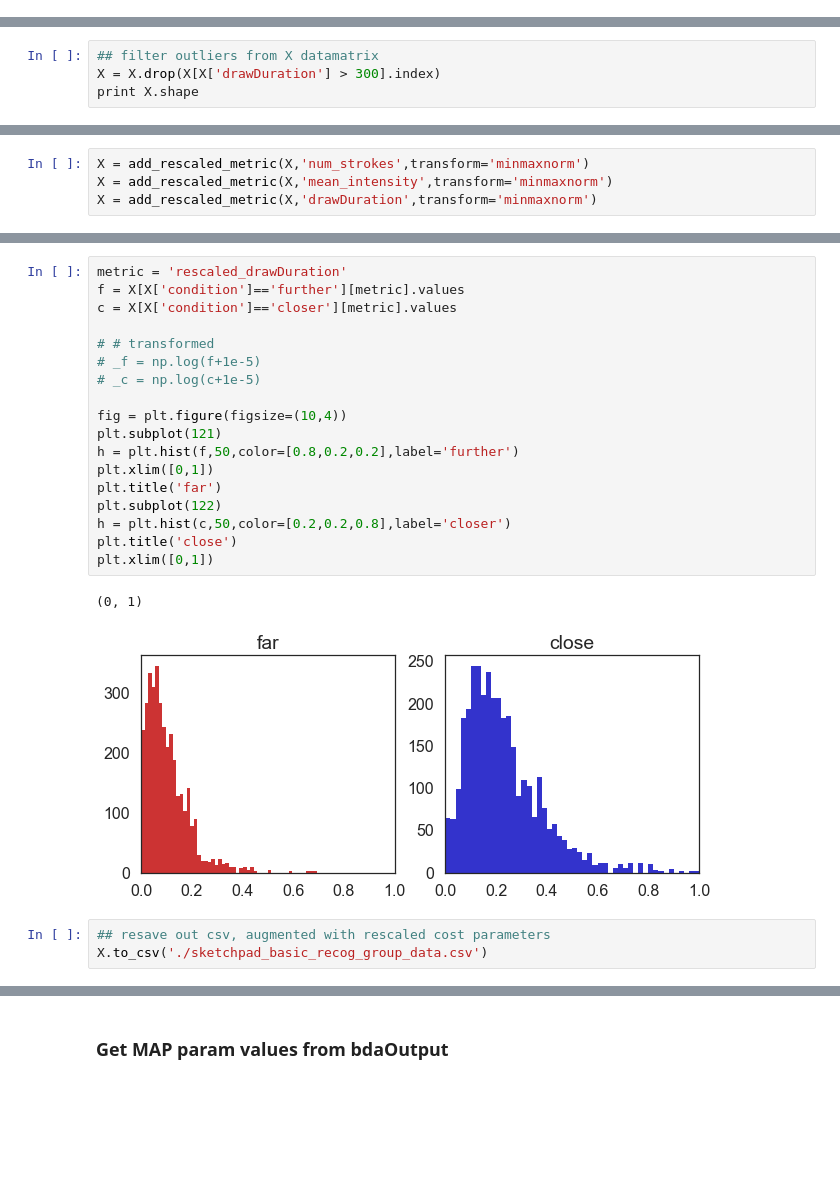
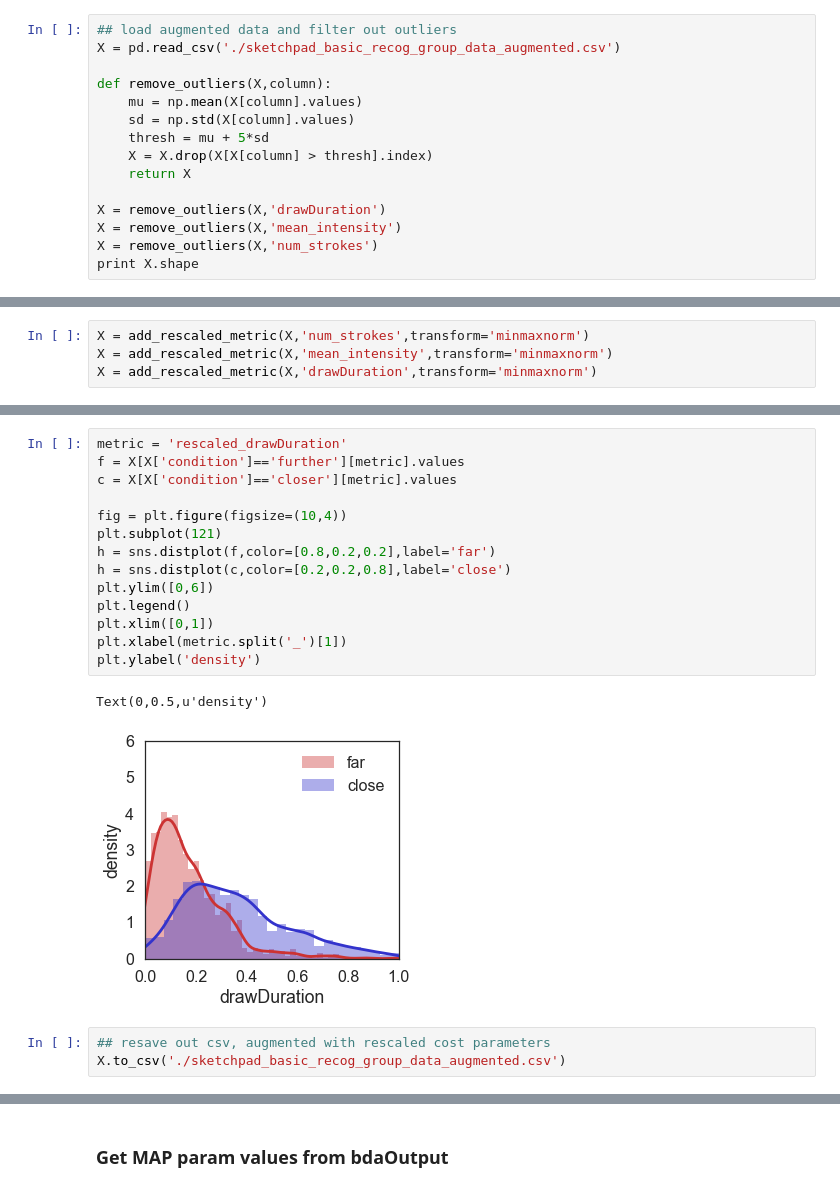
Before and after one commit to judithfan/visual_communication_in_context, a Jupyter notebook: analysis/pilot2_analysis_sketchpad_basic_recog.ipynb, the cells around one changed output, grey strips where cells are left out. Cells and saved outputs as stored; diff of their text form; blank space fills up the shorter version.

```diff
--- a/analysis/pilot2_analysis_sketchpad_basic_recog.ipynb
+++ b/analysis/pilot2_analysis_sketchpad_basic_recog.ipynb
@@ -535,0 +535,15 @@ X = pd.read_csv('./sketchpad_basic_recog_group_data.csv')
+# %%
+## load augmented data and filter out outliers
+X = pd.read_csv('./sketchpad_basic_recog_group_data_augmented.csv')
+
+def remove_outliers(X,column):
+    mu = np.mean(X[column].values)
+    sd = np.std(X[column].values)
+    thresh = mu + 5*sd
+    X = X.drop(X[X[column] > thresh].index)
+    return X
+
+X = remove_outliers(X,'drawDuration')
+X = remove_outliers(X,'mean_intensity')
+X = remove_outliers(X,'num_strokes')
+print X.shape
@@ -570,7 +586,3 @@ def add_rescaled_metric(X,metric,transform='maxnorm',k=5):
             rescaled_val.append(sigmoid(d['vals'],k=k,x0=median_val))
     X['rescaled_{}'.format(metric)] = rescaled_val
     return X
-# %%
-## filter outliers from X datamatrix
-X = X.drop(X[X['drawDuration'] > 300].index)
-print X.shape
@@ -595,24 +605,20 @@ sns.regplot(data=X,
 # %%
 metric = 'rescaled_drawDuration'
 f = X[X['condition']=='further'][metric].values
 c = X[X['condition']=='closer'][metric].values
 
-# # transformed
-# _f = np.log(f+1e-5)
-# _c = np.log(c+1e-5)
-
 fig = plt.figure(figsize=(10,4))
 plt.subplot(121)
-h = plt.hist(f,50,color=[0.8,0.2,0.2],label='further')
+h = sns.distplot(f,color=[0.8,0.2,0.2],label='far')
+h = sns.distplot(c,color=[0.2,0.2,0.8],label='close')
+plt.ylim([0,6])
+plt.legend()
 plt.xlim([0,1])
-plt.title('far')
-plt.subplot(122)
-h = plt.hist(c,50,color=[0.2,0.2,0.8],label='closer')
-plt.title('close')
-plt.xlim([0,1])
+plt.xlabel(metric.split('_')[1])
+plt.ylabel('density')
 # %% [output]
-(0, 1)
+Text(0,0.5,u'density')
-[figure, old version]
+[figure, new version]
 # %%
 ## resave out csv, augmented with rescaled cost parameters
-X.to_csv('./sketchpad_basic_recog_group_data.csv')
+X.to_csv('./sketchpad_basic_recog_group_data_augmented.csv')
```
Also changed, not shown: parts of 9 cells of this notebook, 2 other files.
